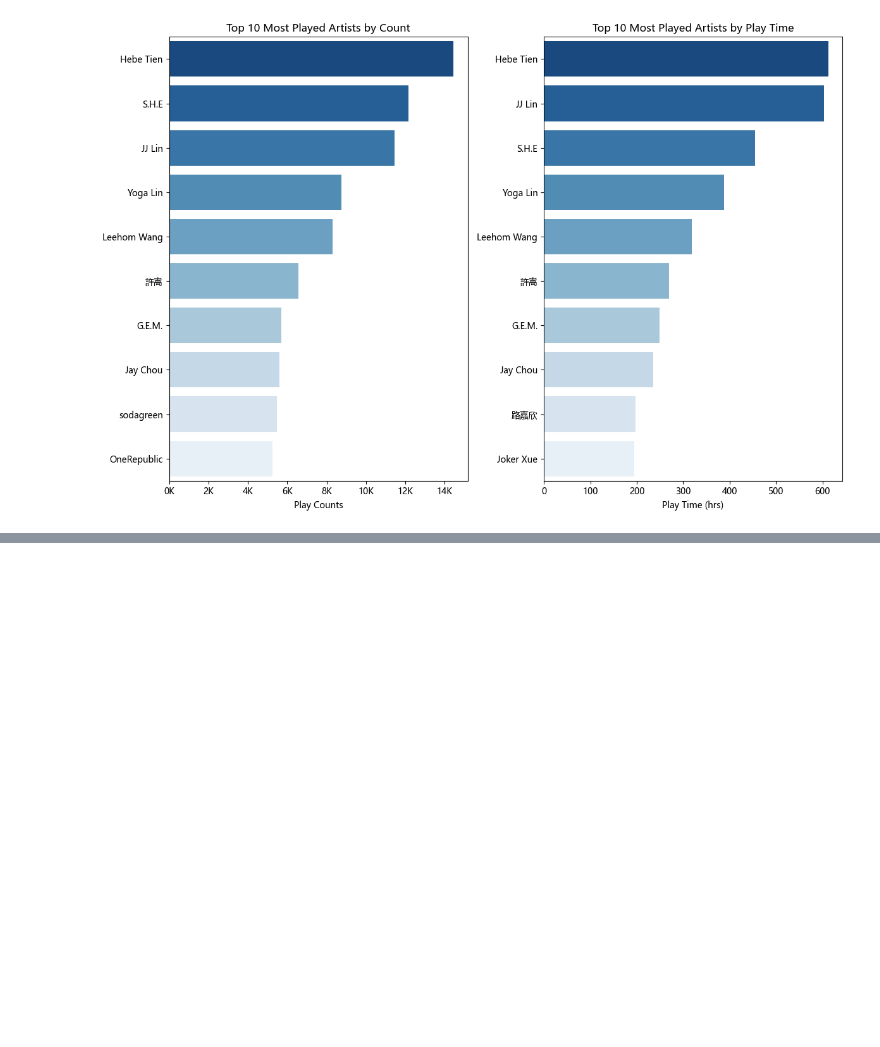
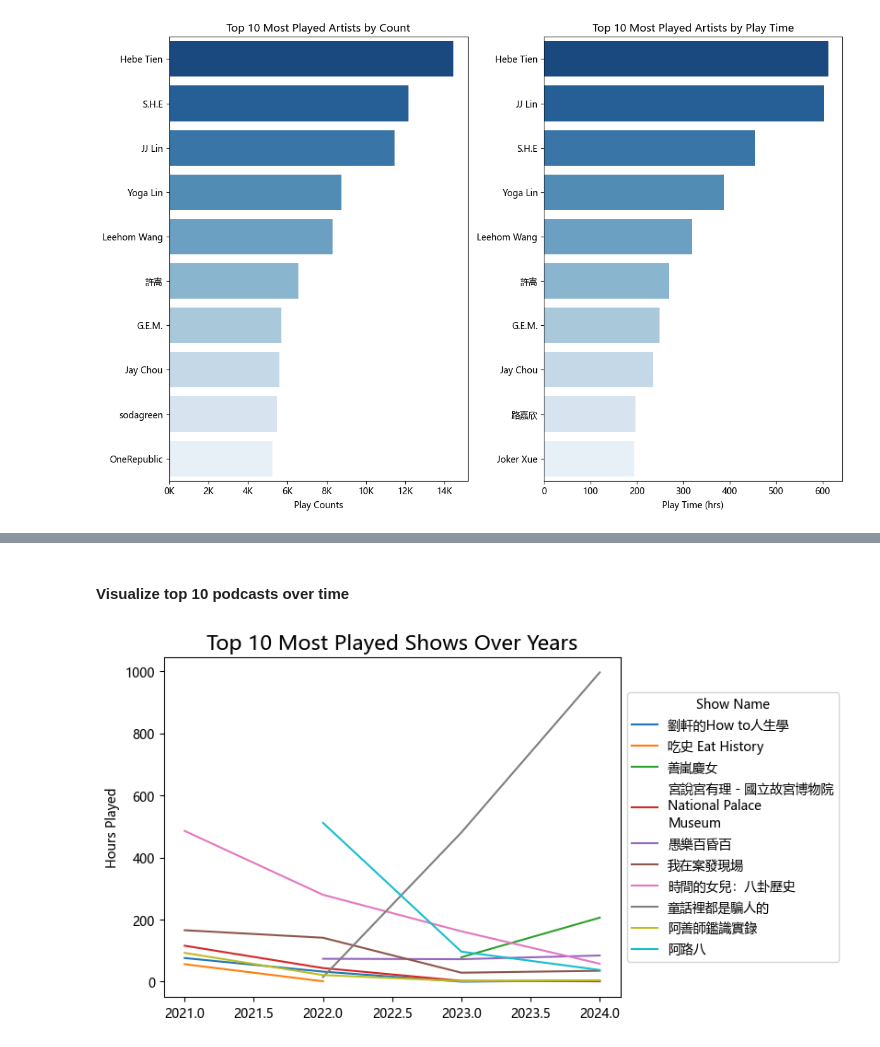
Before and after one commit to mchenliu/Capstone_Project_Spotify_Data_Analysis, a Jupyter notebook: 3_Data_Analysis/1_Top_10_Most_Played.ipynb, the cells around one changed output, grey strips where cells are left out. Drawn from its saved outputs; the diff is of its cells as text; code cells hidden in the pictures; blank space fills up the shorter version.

```diff
--- a/3_Data_Analysis/1_Top_10_Most_Played.ipynb
+++ b/3_Data_Analysis/1_Top_10_Most_Played.ipynb
@@ -131,0 +236,39 @@ sns.lineplot(
+# %% [markdown]
+#### Visualize top 10 podcasts over time
+# %%
+top_show=podcast_episodes_df['show_name'].value_counts().head(10).index.tolist()
+
+grouped_podcast_data=(
+    podcast_episodes_df.groupby(['show_name','year'])['minutes_played']
+    .sum()
+    .reset_index()
+)
+
+# convert minutes to hours
+grouped_podcast_data['hours_played']=grouped_podcast_data['minutes_played']/60
+
+# only include top 10 podcast shows in the grouped podcast data
+filtered_podcast_data=grouped_podcast_data[grouped_podcast_data['show_name'].isin(top_show)]
+# %%
+# create line chart
+sns.lineplot(
+    data=filtered_podcast_data,
+    x='year',
+    y='hours_played',
+    palette='tab10',
+    hue='show_name'
+)
+
+# move legend to right
+legend = plt.legend(loc='center left',bbox_to_anchor=(1,0.5), title='Show Name')
+
+# wrap text in legend
+for text in legend.texts:
+    text.set_text('\n'.join(textwrap.wrap(text.get_text(),15)))
+plt.ylabel('Hours Played')
+plt.xlabel('')
+plt.title('Top 10 Most Played Shows Over Years', fontsize=16)
+
+plt.show()
+# %% [output]
+[figure, added]
```
Also changed, not shown: parts of 12 cells of this notebook, 5 other files.
